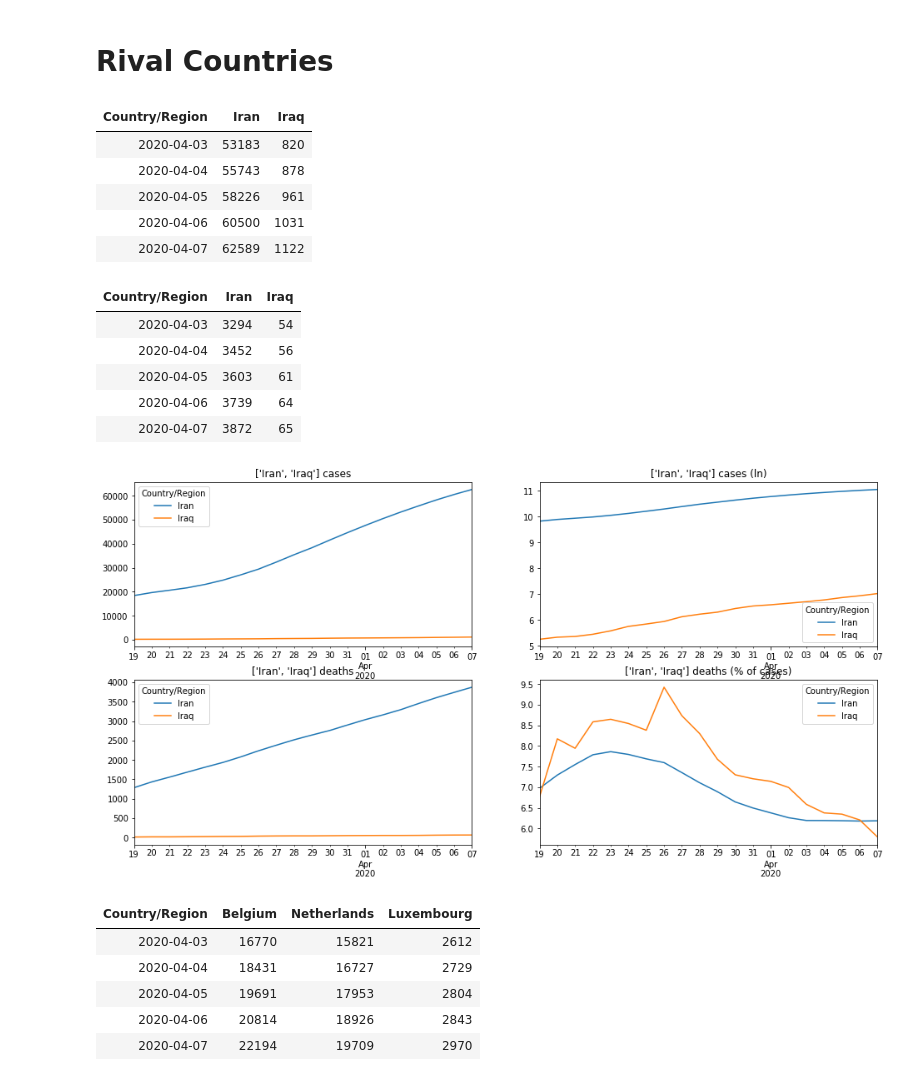
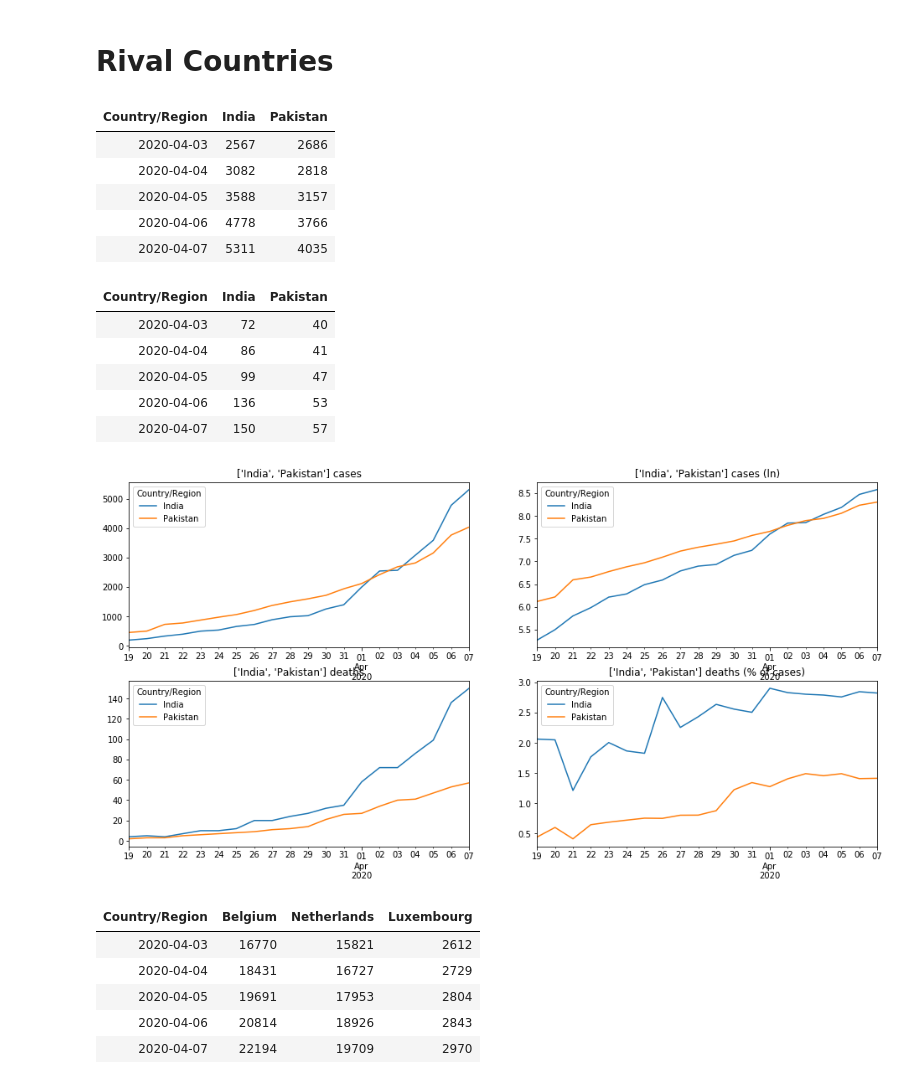
Before and after one commit to dougfoo/machineLearning, a Jupyter notebook: covid/COVID-global-working.ipynb, the cells around one changed output. Cells and saved outputs as stored; diff of their text form; code cells hidden in the pictures.

```diff
--- a/covid/COVID-global-working.ipynb
+++ b/covid/COVID-global-working.ipynb
@@ -319,32 +332,32 @@ display(dfd_g2r[dfd_g2r.index.isin(countries)].diff(axis=1).pct_change(axis=1).t
 # Rival Countries
 # %%
 maxdays = 20
-countries = ['Iran','Iraq']
+countries = ['India','Pakistan']
 
 fig, axs = plt.subplots(2,2, figsize=(16, 8), sharex=False )
 
 dfc_g[countries].tail(maxdays).plot(title=str(countries)+' cases', ax=axs[0,0])
 dfc_g[countries].apply(np.log).tail(maxdays).plot(title=str(countries)+' cases (ln)', ax=axs[0,1])
 
 dfd_g[countries].tail(maxdays).plot(title=str(countries)+' deaths', ax=axs[1,0])
 (dfd_g[countries] / dfc_g[countries]).mul(100).tail(maxdays).plot(title=str(countries)+' deaths (% of cases)', ax=axs[1,1])
 
 display(dfc_g[countries].tail(5))
 display(dfd_g[countries].tail(5))
 # %% [output]
-| Country/Region | Iran | Iraq |
-| 2020-04-03 | 53183 | 820 |
-| 2020-04-04 | 55743 | 878 |
-| 2020-04-05 | 58226 | 961 |
-| 2020-04-06 | 60500 | 1031 |
-| 2020-04-07 | 62589 | 1122 |
+| Country/Region | India | Pakistan |
+| 2020-04-03 | 2567 | 2686 |
+| 2020-04-04 | 3082 | 2818 |
+| 2020-04-05 | 3588 | 3157 |
+| 2020-04-06 | 4778 | 3766 |
+| 2020-04-07 | 5311 | 4035 |
-| Country/Region | Iran | Iraq |
-| 2020-04-03 | 3294 | 54 |
-| 2020-04-04 | 3452 | 56 |
-| 2020-04-05 | 3603 | 61 |
-| 2020-04-06 | 3739 | 64 |
-| 2020-04-07 | 3872 | 65 |
+| Country/Region | India | Pakistan |
+| 2020-04-03 | 72 | 40 |
+| 2020-04-04 | 86 | 41 |
+| 2020-04-05 | 99 | 47 |
+| 2020-04-06 | 136 | 53 |
+| 2020-04-07 | 150 | 57 |
-[figure, old version]
+[figure, new version]
 # %%
 # benelux
 maxdays = 20
```
Also changed, not shown: parts of 2 cells of this notebook, 1 other file.
